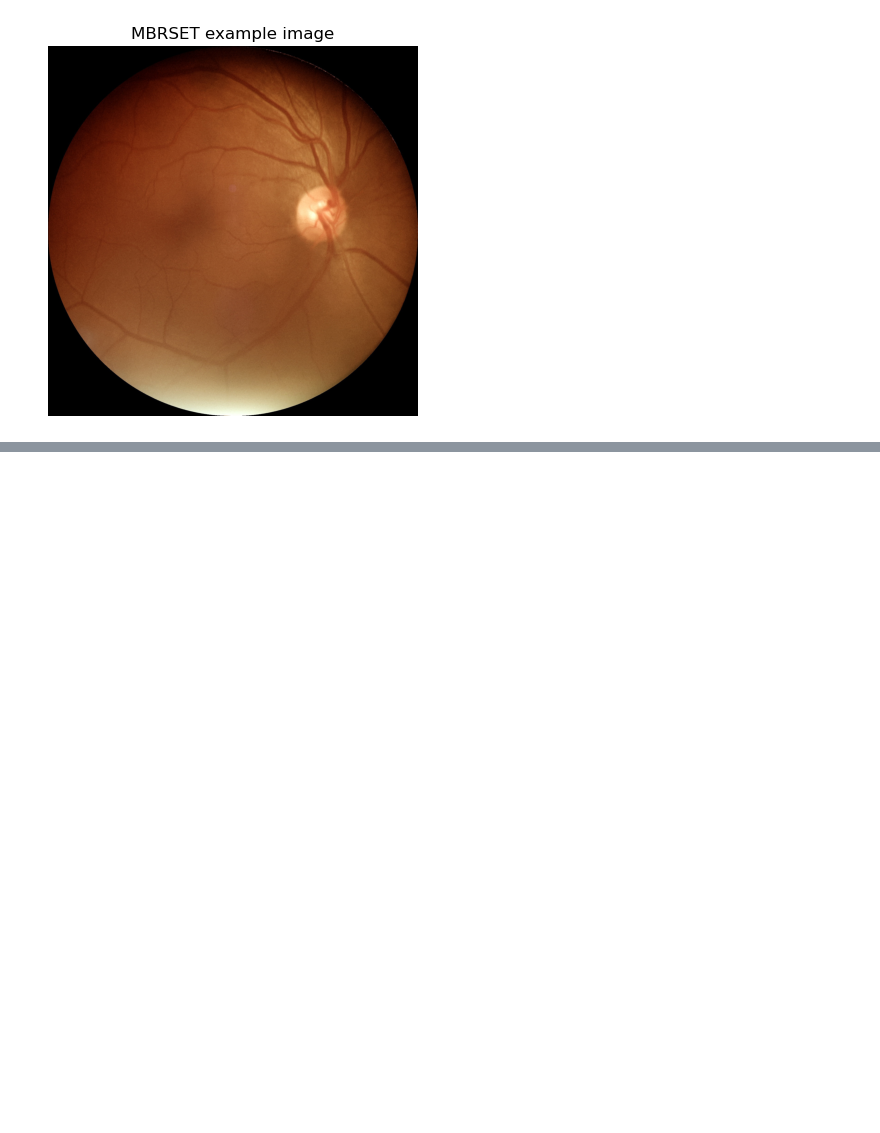
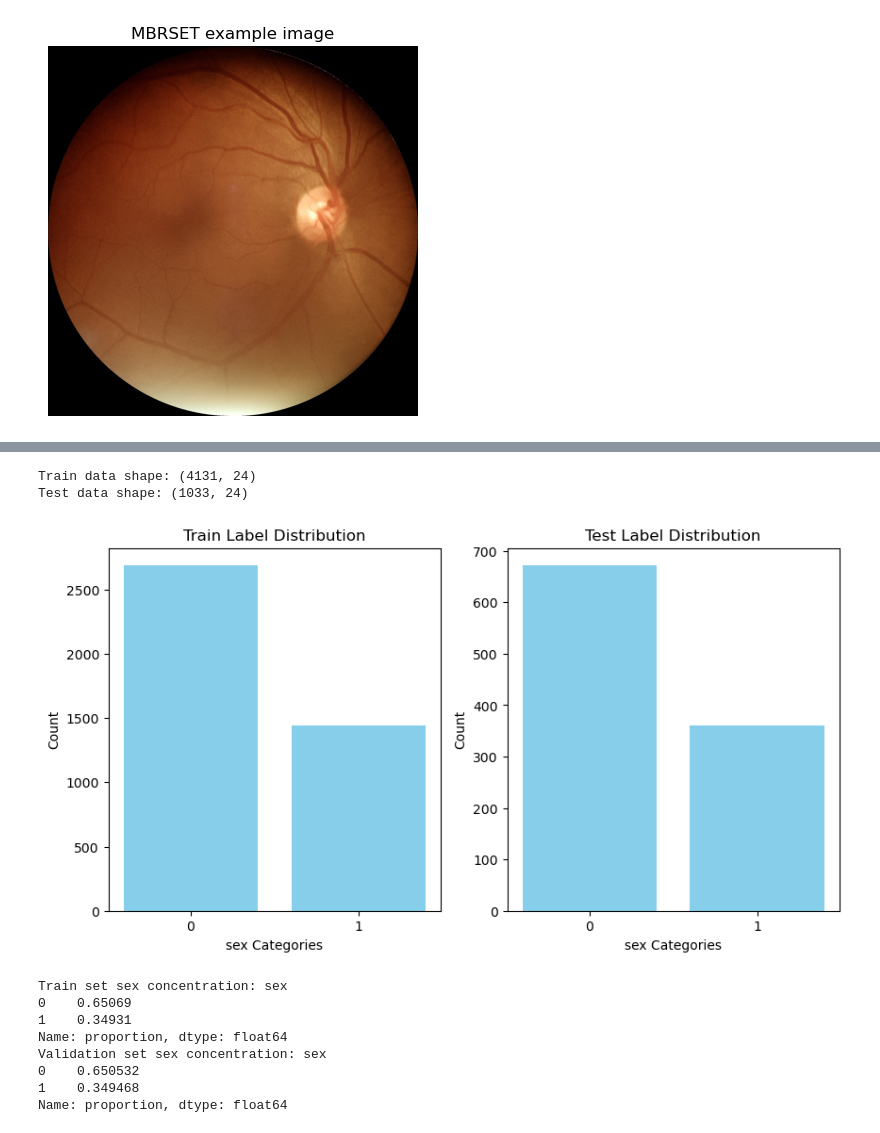
Before and after one commit to ren-e1011/labcourse, a Jupyter notebook: E14.ipynb, the cells around one changed output, grey strips where cells are left out. Cells and saved outputs as stored; diff of their text form; code cells hidden in the pictures; blank space fills up the shorter version.

Commit message:
working test for mbrset val, ext dataset

```diff
--- a/E14.ipynb
+++ b/E14.ipynb
@@ -297,3 +318,32 @@ ConvNeXt V2-Large is a fully-convulutional neural network (CNN) (without attenti
+# %%
+# Imagenet mean, std
+NORM_MEAN = [0.485, 0.456, 0.406]
+NORM_STD = [0.229, 0.224, 0.225]
+
+BACKBONE = 'convnextv2_large'
+MODE = 'fine_tune'
+backbone_mode = 'fine_tune'
+
+HIDDEN = [128]
+num_classes = 2
+
+BATCH_SIZE = 6
+NUM_WORKERS = 4
+
+LOSS = 'focal_loss'
+OPTIMIZER = 'adam'
+
+# Define your hyperparameters
+num_epochs = 50
+learning_rate = 1e-5
+
+
+LABEL = 'sex'
+IMAGE_COL = 'file'
+
+TEST_SIZE = 0.2
+
+device = torch.device('cuda' if torch.cuda.is_available() else 'cpu')
 # %% [markdown]
 ### Observe the range in observable vascular definition in portable fundus images
 # %%
@@ -317,0 +373,5 @@ plt.show()
+# %%
+# https://www.physionet.org/content/mbrset/1.0/
+# sex: 0 for female and 1 for male
+labels_df = pd.read_csv(LABELS_CSV_PATH)
+labels_df.head()
@@ -317,0 +401,21 @@ plt.show()
+# %%
+labels_df[LABEL] = labels_df[LABEL].astype(int)  # Ensure the label is integer type
+labels_df[LABEL] = labels_df[LABEL].apply(lambda x: '1' if x == 1 else '0' )
+# %%
+df_train, df_val = split_data(labels_df, LABEL, TEST_SIZE, undersample=False)
+
+# print as concentration of 1s and 0s
+print(f"Train set {LABEL} concentration: {df_train[LABEL].value_counts(normalize=True)}")
+print(f"Validation set {LABEL} concentration: {df_val[LABEL].value_counts(normalize=True)}")
+# %% [output]
+Train data shape: (4131, 24)
+Test data shape: (1033, 24)
+[figure, added]
+Train set sex concentration: sex
+0    0.65069
+1    0.34931
+Name: proportion, dtype: float64
+Validation set sex concentration: sex
+0    0.650532
+1    0.349468
+Name: proportion, dtype: float64
```
Also changed, not shown: parts of 46 cells of this notebook, 2 other files.
